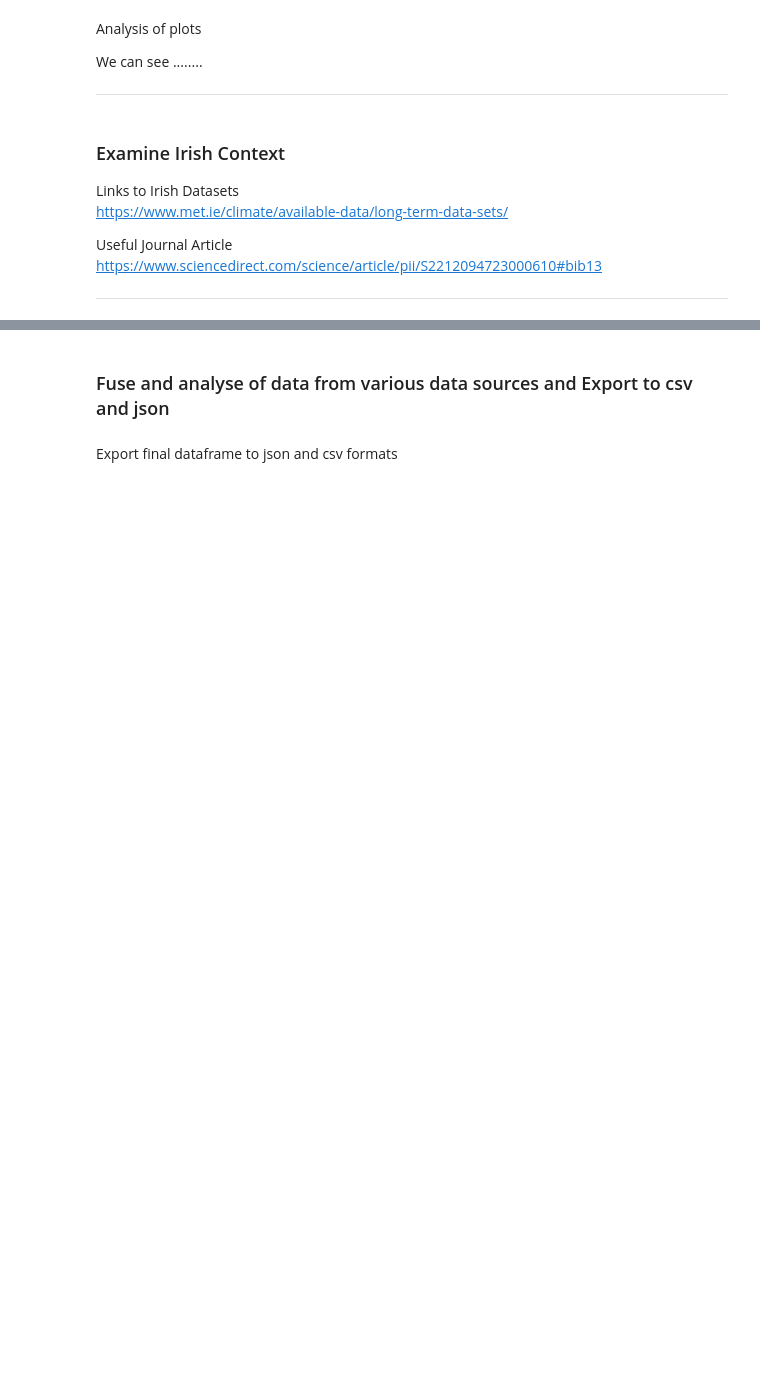
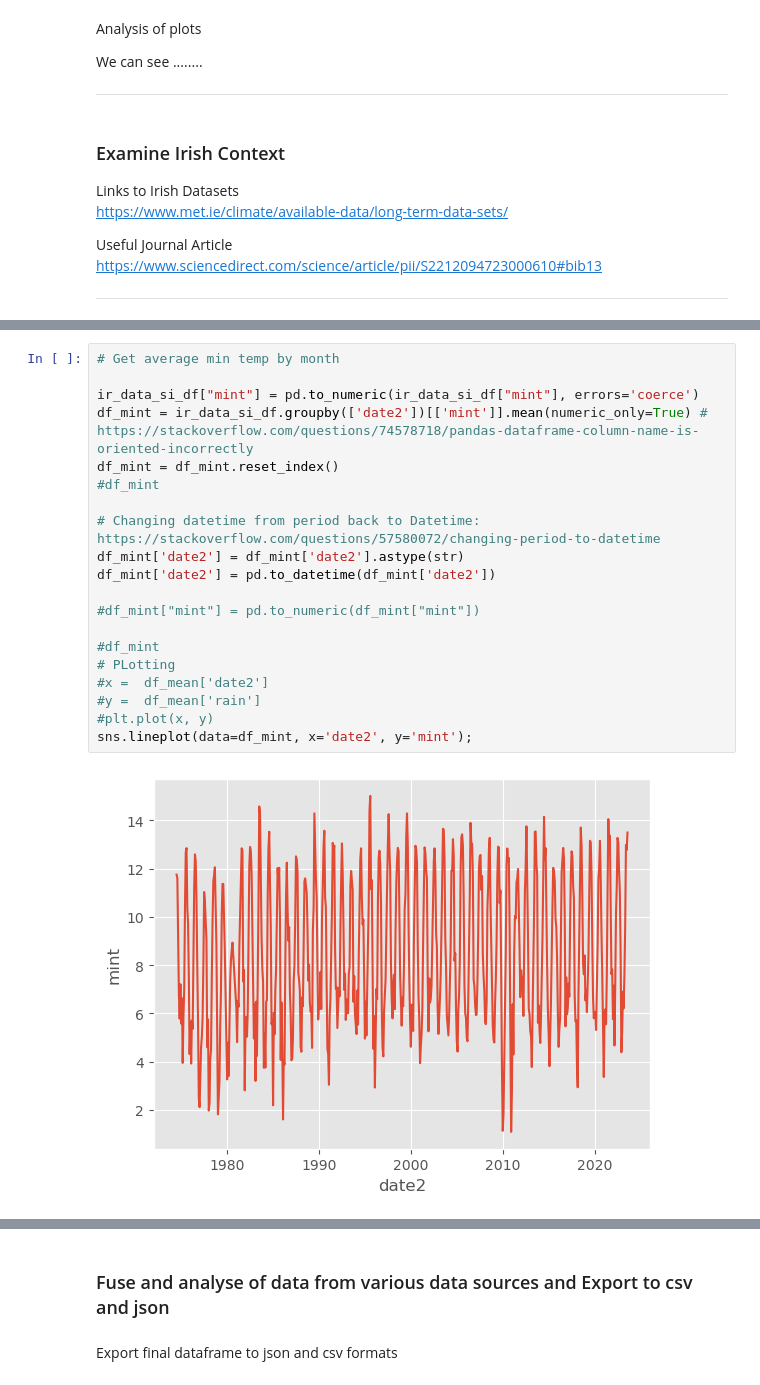
Before and after one commit to PeeBs68/prog_da_project2, a Jupyter notebook: project2.ipynb, the cells around one changed output, grey strips where cells are left out. Saved outputs shown, nothing was run; the diff lists cells and outputs as text; blank space fills up the shorter version.

```diff
--- a/project2.ipynb
+++ b/project2.ipynb
@@ -339,0 +369,22 @@ https://www.sciencedirect.com/science/article/pii/S2212094723000610#bib13
+# %%
+# Get average min temp by month
+
+ir_data_si_df["mint"] = pd.to_numeric(ir_data_si_df["mint"], errors='coerce')
+df_mint = ir_data_si_df.groupby(['date2'])[['mint']].mean(numeric_only=True) # https://stackoverflow.com/questions/74578718/pandas-dataframe-column-name-is-oriented-incorrectly
+df_mint = df_mint.reset_index()
+#df_mint
+
+# Changing datetime from period back to Datetime: https://stackoverflow.com/questions/57580072/changing-period-to-datetime
+df_mint['date2'] = df_mint['date2'].astype(str)
+df_mint['date2'] = pd.to_datetime(df_mint['date2'])
+
+#df_mint["mint"] = pd.to_numeric(df_mint["mint"])
+
+#df_mint
+# PLotting
+#x =  df_mean['date2']
+#y =  df_mean['rain']
+#plt.plot(x, y)
+sns.lineplot(data=df_mint, x='date2', y='mint');
+# %% [output]
+[figure, added]
```
Also changed, not shown: parts of 4 cells of this notebook, 1 other file.
